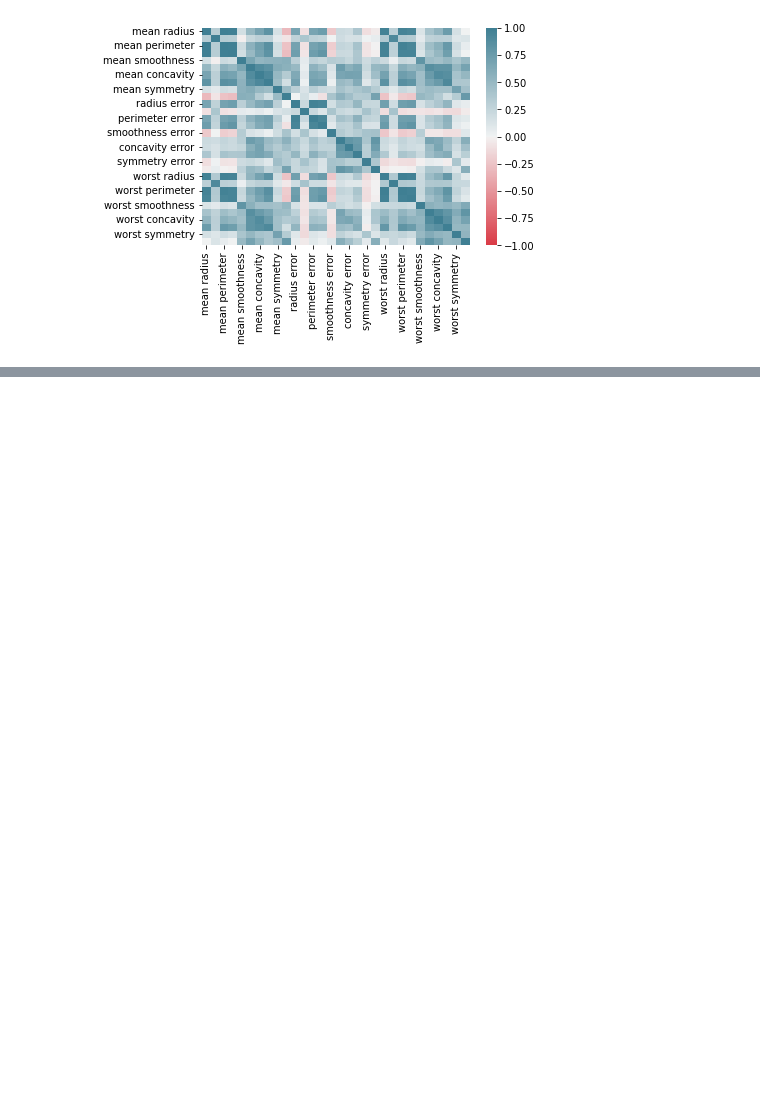
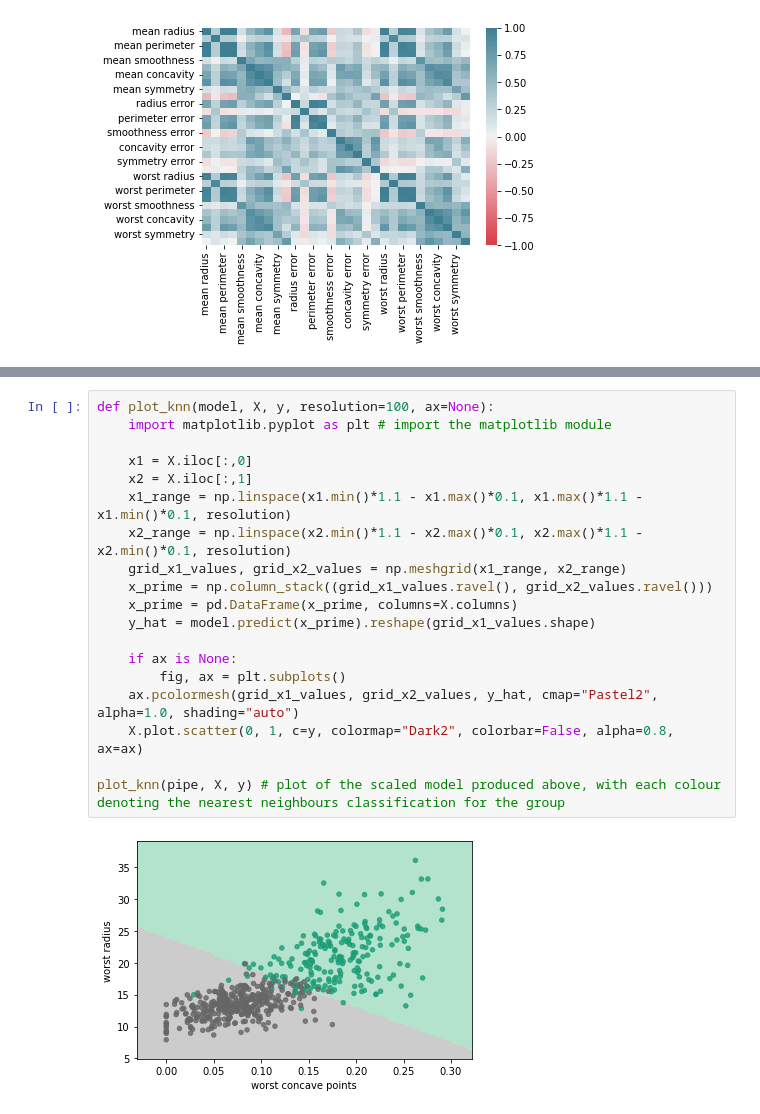
Before and after one commit to fraserwoodburn/Python_coursework, a Jupyter notebook: coursework.ipynb, the cells around one changed output, grey strips where cells are left out. Drawn from its saved outputs; the diff is of its cells as text; blank space fills up the shorter version.

```diff
--- a/coursework.ipynb
+++ b/coursework.ipynb
@@ -59,0 +118,21 @@ a = scatter_matrix(cancer, figsize=(21, 21), c=target)
+# %%
+def plot_knn(model, X, y, resolution=100, ax=None):
+    import matplotlib.pyplot as plt # import the matplotlib module
+
+    x1 = X.iloc[:,0]
+    x2 = X.iloc[:,1]
+    x1_range = np.linspace(x1.min()*1.1 - x1.max()*0.1, x1.max()*1.1 - x1.min()*0.1, resolution)
+    x2_range = np.linspace(x2.min()*1.1 - x2.max()*0.1, x2.max()*1.1 - x2.min()*0.1, resolution)
+    grid_x1_values, grid_x2_values = np.meshgrid(x1_range, x2_range)
+    x_prime = np.column_stack((grid_x1_values.ravel(), grid_x2_values.ravel()))
+    x_prime = pd.DataFrame(x_prime, columns=X.columns)
+    y_hat = model.predict(x_prime).reshape(grid_x1_values.shape)
+
+    if ax is None:
+        fig, ax = plt.subplots()
+    ax.pcolormesh(grid_x1_values, grid_x2_values, y_hat, cmap="Pastel2", alpha=1.0, shading="auto")
+    X.plot.scatter(0, 1, c=y, colormap="Dark2", colorbar=False, alpha=0.8, ax=ax)
+
+plot_knn(pipe, X, y) # plot of the scaled model produced above, with each colour denoting the nearest neighbours classification for the group
+# %% [output]
+[figure, added]
```
Also changed, not shown: parts of 24 cells of this notebook.
